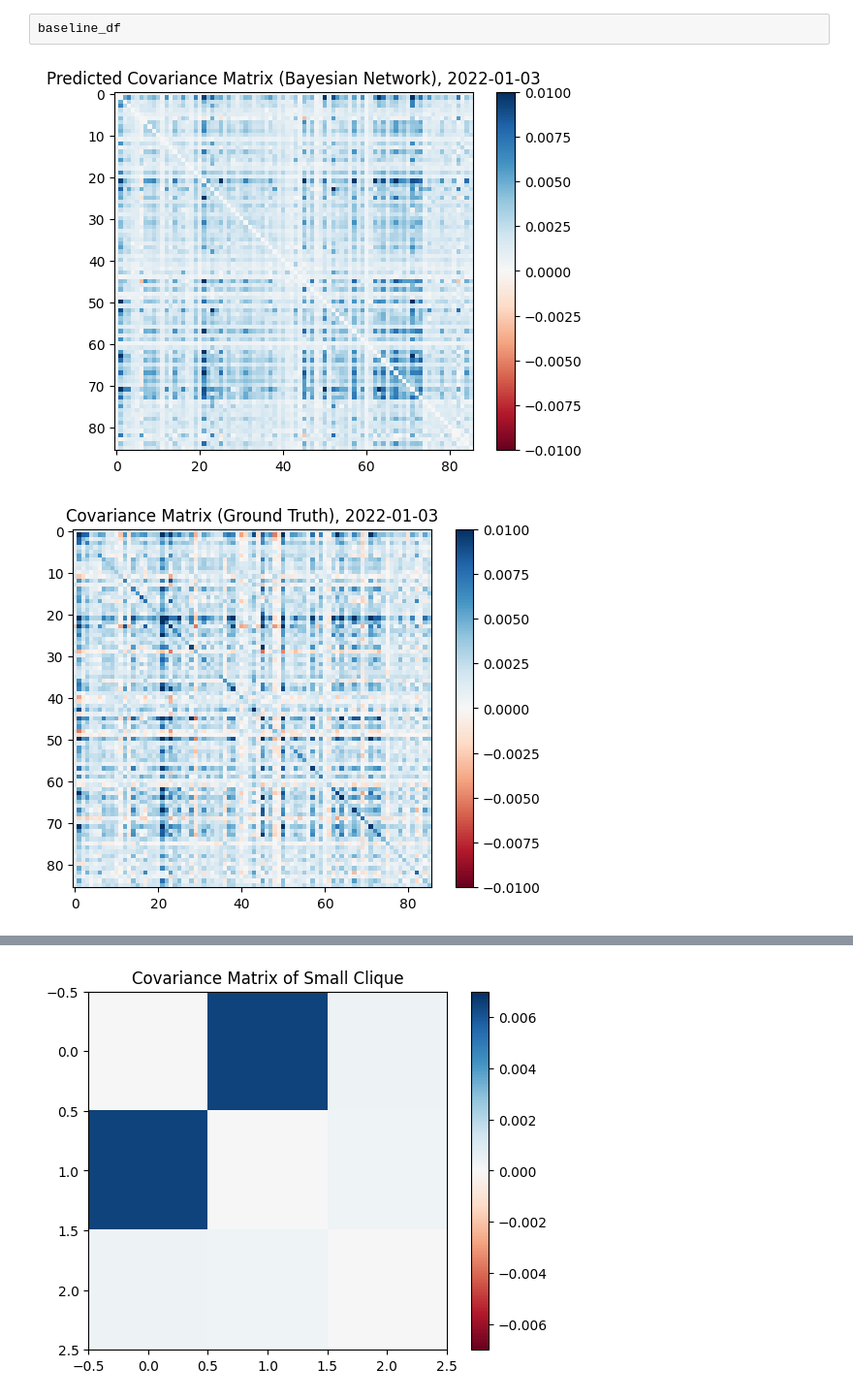
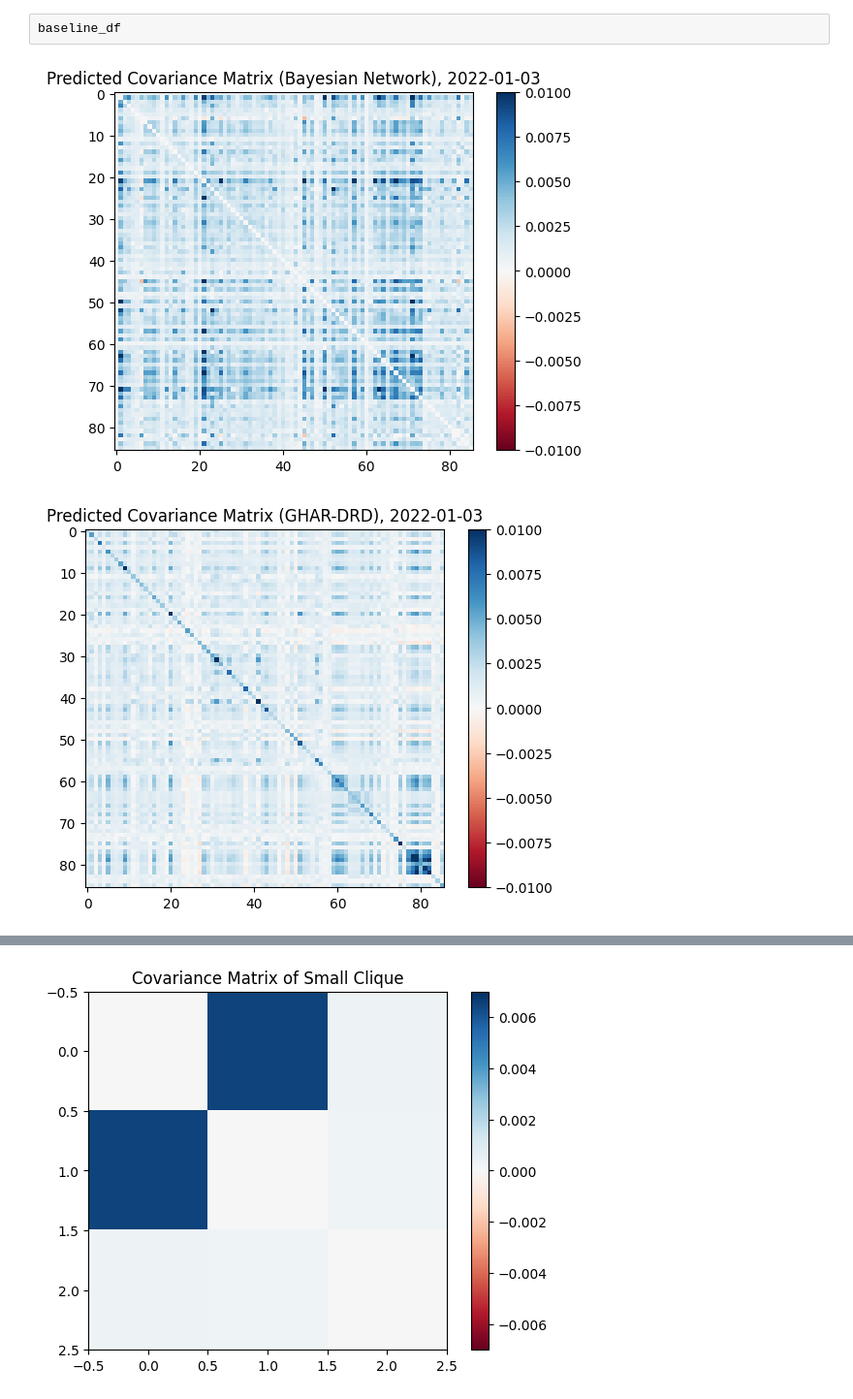
Before and after one commit to fanpu/10-708-project, a Jupyter notebook: Evaluation.ipynb, the cells around one changed output, grey strips where cells are left out. Shown at 97% size. Drawn from its saved outputs; the diff is of its cells as text; code cells hidden in the pictures.

Commit message:
add more plots

```diff
--- a/Evaluation.ipynb
+++ b/Evaluation.ipynb
@@ -84,3 +84,6 @@ engine = StockEngine(tickers, start_date=start_date, end_date=end_date)
 ['CTSH', 'CI', 'CMS', 'ROST', 'JNJ', 'PFG', 'PAYX', 'AON', 'FIS', 'DXC', 'ROK', 'AMZN', 'ISRG', 'PNR', 'GWW', 'LNT', 'CE', 'NKE', 'MCO', 'AEP', 'TPR', 'UNH', 'NVR', 'XEL', 'TTWO', 'CMG', 'GIS', 'WST', ...
 {'CTSH': 0, 'CI': 1, 'CMS': 2, 'ROST': 3, 'JNJ': 4, 'PFG': 5, 'PAYX': 6, 'AON': 7, 'FIS': 8, 'DXC': 9, 'ROK': 10, 'AMZN': 11, 'ISRG': 12, 'PNR': 13, 'GWW': 14, 'LNT': 15, 'CE': 16, 'NKE': 17, 'MCO': 1 ...
 [*********************100%***********************]  86 of 86 completed
+# %%
+for ticker in tickers:
+    print(ticker)
@@ -179,6 +200,10 @@ import matplotlib.dates as mdates
 import csv
 
 USE_YEARLY = True
+
+all_timestamps = []
+all_losses = []
+all_predicted_H_t = {}
 
 def dump_list_as_csv(data, filepath):
     with open(filepath, 'w') as csvfile:
@@ -193,6 +218,7 @@ def make_yearly_prediction_starting_from(tday, vol, corr):
 
     for _ in tqdm(range(365)):
         predicted_H_t = make_prediction(tday, vol, corr)
+        all_predicted_H_t[tday] = predicted_H_t
         H_t, _, _, _ = engine.get_HAR_DRD(tday)
         loss = loss_frobenius(predicted_H_t, H_t)
         timestamps.append(tday)
@@ -221,9 +247,6 @@ def make_yearly_prediction_starting_from(tday, vol, corr):
 
     return (timestamps, losses)
 
-all_timestamps = []
-all_losses = []
-all_predicted_H_t = {}
 
 for month_diff in range(months_to_evaluate):
     if USE_YEARLY:
@@ -347,28 +354,42 @@ baseline_df
 # %%
 with open(f"predictions/all_predicted_H_t.pkl", "rb") as f:
     all_predicted_H_t = pickle.load(f)
+# %%
+with open("GHAR_DRD_2022-01-03.pkl", "rb") as f:
+    ghar_ht = pickle.load(f)
+
+with open("HAR_DRD_2022-01-03.pkl", "rb") as f:
+    har_ht = pickle.load(f)
 # %%
 def investigate_H_t(tday):
     predicted_H_t = all_predicted_H_t[tday]
     Ht, _, _, _ = engine.get_HAR_DRD(tday)
 
     plt.title(f"Predicted Covariance Matrix (Bayesian Network), {tday}")
-#     plt.imshow(predicted_H_t, vmin=-0.02, vmax=0.02)
     plt.imshow(predicted_H_t, vmin=-0.01, vmax=0.01, cmap='RdBu')
-#     plt.imshow(predicted_H_t)
     plt.colorbar()
     plt.savefig("covariance_mat_predicted.png")
     plt.show()
 
+    plt.title(f"Predicted Covariance Matrix (GHAR-DRD), {tday}")
+    plt.imshow(ghar_ht, vmin=-0.01, vmax=0.01, cmap='RdBu')
+    plt.colorbar()
+    plt.savefig("covariance_mat_ghar.png")
+    plt.show()
+
+    plt.title(f"Predicted Covariance Matrix (HAR-DRD), {tday}")
+    plt.imshow(har_ht, vmin=-0.01, vmax=0.01, cmap='RdBu')
+    plt.colorbar()
+    plt.savefig("covariance_mat_har.png")
+    plt.show()
+
     plt.title(f"Covariance Matrix (Ground Truth), {tday}")
-#     plt.imshow(H_t, vmin=-0.02, vmax = 0.02)
     plt.imshow(H_t, vmin=-0.01, vmax = 0.01, cmap='RdBu')
-#     plt.imshow(H_t)
     plt.colorbar()
     plt.savefig("covariance_mat_ground_truth.png")
     plt.show()
 
 investigate_H_t('2022-01-03')
 # %% [output]
 [figure]
-[figure, old version]
+[figure, new version]
```
Also changed, not shown: parts of 4 cells of this notebook, 5 other files.
